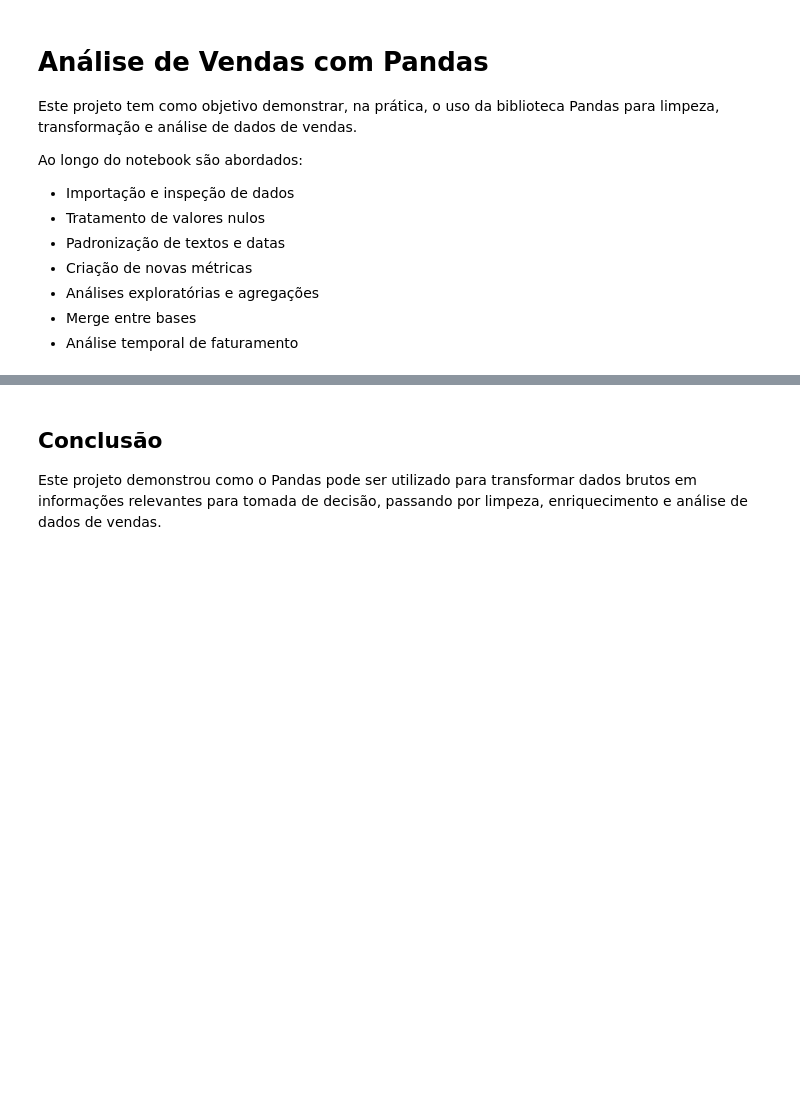
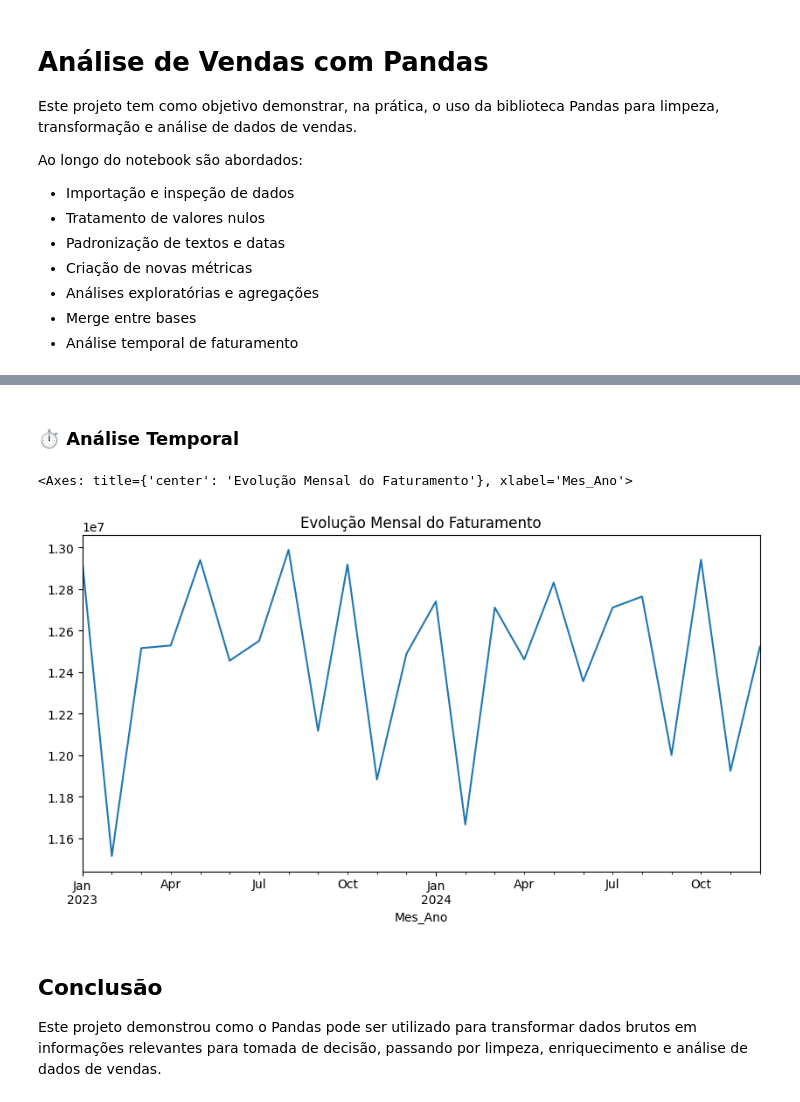
Before and after one commit to RaphaelAlcantara/Analise-pandas, a Jupyter notebook: main.ipynb, the cells around one changed output, grey strips where cells are left out. Saved outputs shown, nothing was run; the diff lists cells and outputs as text; code cells hidden in the pictures; blank space fills up the shorter version.

```diff
--- a/main.ipynb
+++ b/main.ipynb
@@ -554,0 +149,2 @@ df_vendas_mes.plot(title="Faturamento Mensal")
+# %%
+df_analise = df_analise.drop_duplicates(subset='ID_Pedido')
@@ -554,0 +159,6 @@ df_vendas_mes.plot(title="Faturamento Mensal")
+# %%
+df_analise['Forma_de_Venda'] = np.where(
+    df_analise['Loja'] == 'Loja Online',
+    'Online',
+    'Presencial'
+)
@@ -554,0 +167,13 @@ df_vendas_mes.plot(title="Faturamento Mensal")
+# %%
+mapa_regioes = {
+    'São Paulo': 'Sudeste',
+    'Belo Horizonte': 'Sudeste',
+    'Rio De Janeiro': 'Sudeste',
+    'Salvador': 'Nordeste',
+    'Recife': 'Nordeste',
+    'Curitiba': 'Sul',
+    'Porto Alegre': 'Sul',
+    'Loja Online': 'Online'
+}
+
+df_analise['Regiao'] = df_analise['Loja'].map(mapa_regioes)
@@ -554,0 +182,6 @@ df_vendas_mes.plot(title="Faturamento Mensal")
+# %%
+df_analise = (
+    df_analise
+    .sort_values(by=['Data', 'Faturamento'])
+    .reset_index(drop=True)
+)
@@ -555,3 +296,21 @@ df_vendas_mes.plot(title="Faturamento Mensal")
+# %% [markdown]
+### ⏱️ Análise Temporal
+# %%
+df_analise['Mes_Ano'] = df_analise['Data'].dt.to_period('M')
+
+faturamento_mensal = (
+    df_analise
+    .groupby('Mes_Ano')['Faturamento']
+    .sum()
+)
+
+faturamento_mensal.plot(
+    title='Evolução Mensal do Faturamento',
+    figsize=(10,5)
+)
+# %% [output]
+<Axes: title={'center': 'Evolução Mensal do Faturamento'}, xlabel='Mes_Ano'>
+[figure, added]
 # %% [markdown]
 ## Conclusão
 
```
Also changed, not shown: parts of 92 cells of this notebook.
